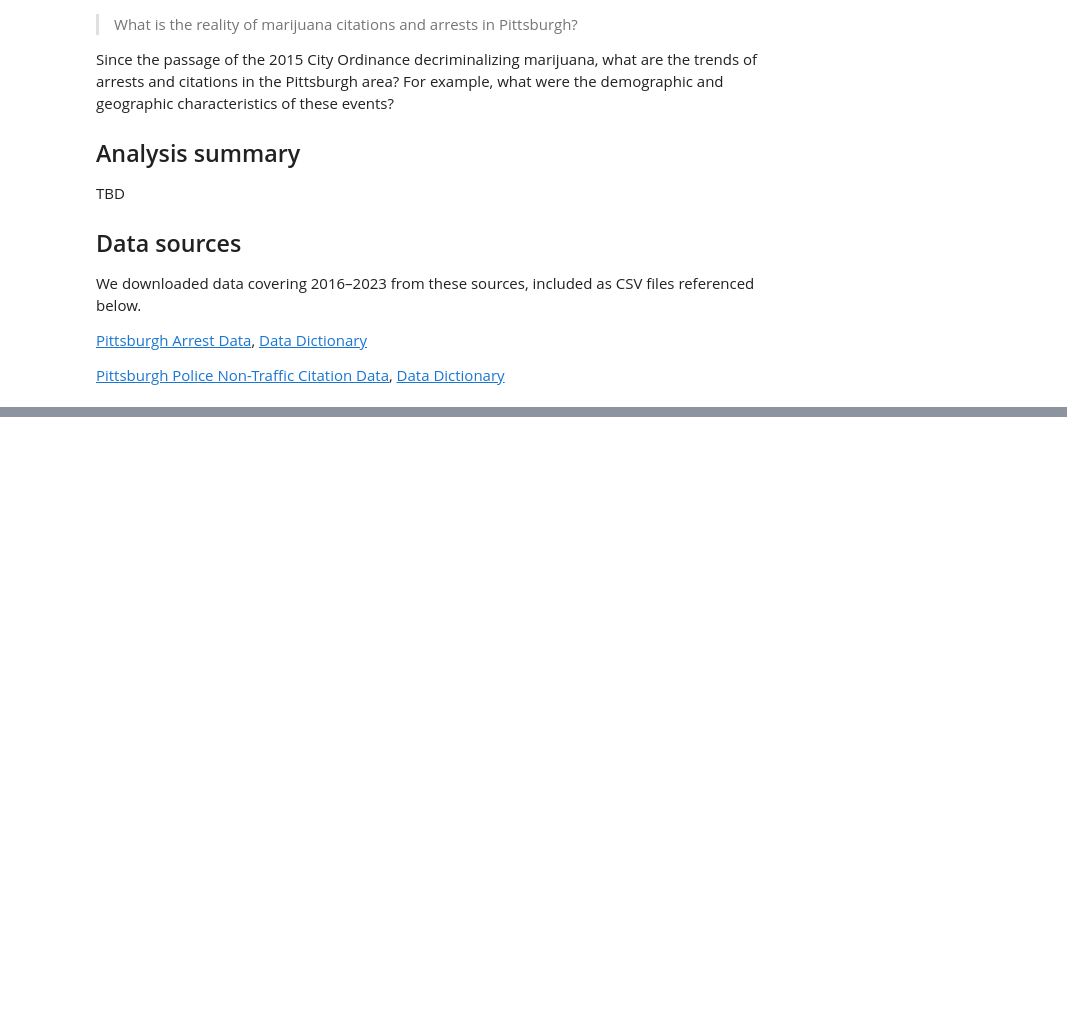
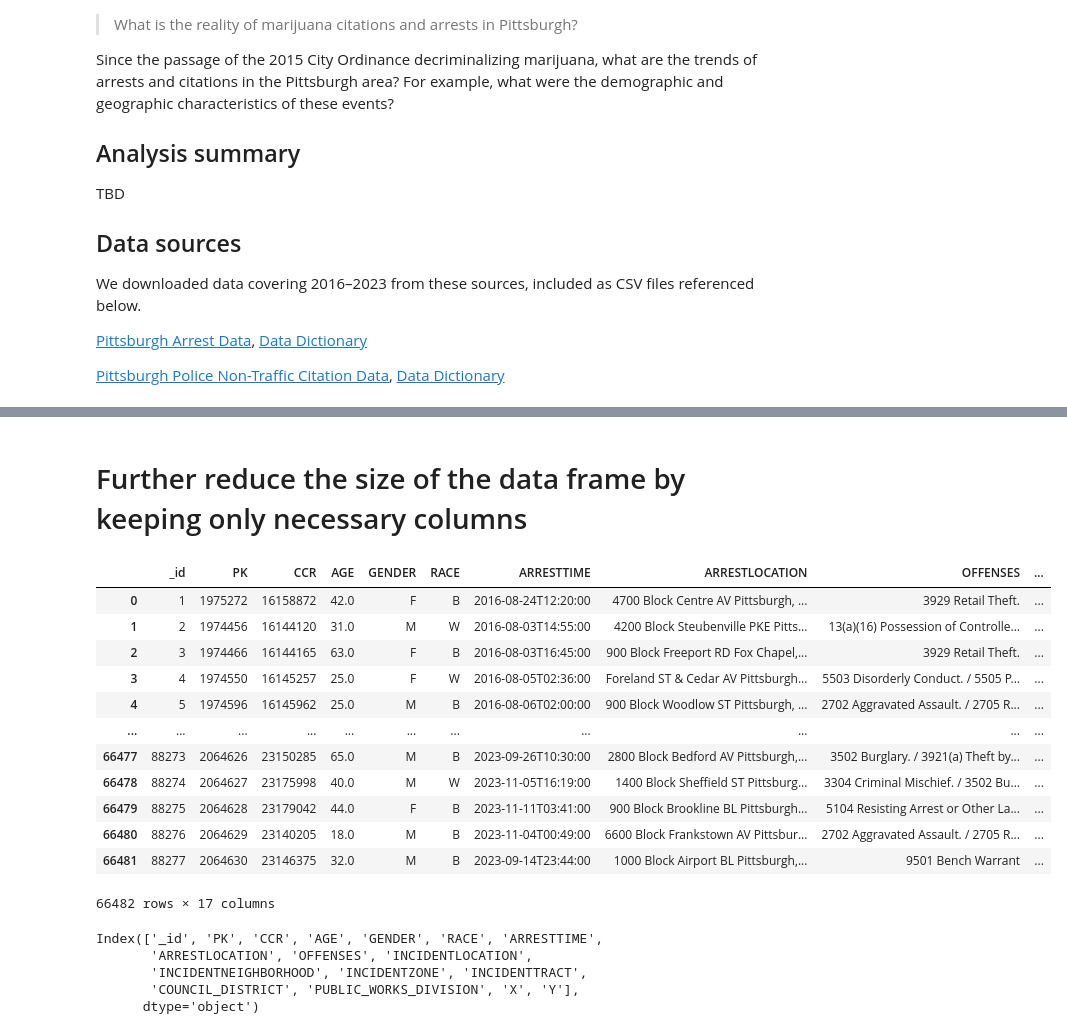
Before and after one commit to Police-Data-Accessibility-Project/caasi-help-desk, a Jupyter notebook: mj-decriminalization/analysis/fall 2024 analysis.ipynb, the cells around one changed output, grey strips where cells are left out. Cells and saved outputs as stored; diff of their text form; code cells hidden in the pictures; blank space fills up the shorter version.

```diff
--- a/mj-decriminalization/analysis/fall 2024 analysis.ipynb
+++ b/mj-decriminalization/analysis/fall 2024 analysis.ipynb
@@ -41,0 +32,26 @@ citations_df = pd.read_csv('citation_data_wprdc.csv', low_memory=False)
+# %% [markdown]
+# Further reduce the size of the data frame by keeping only necessary columns
+# %%
+arrests_df
+# %% [output]
+|  | _id | PK | CCR | AGE | GENDER | RACE | ARRESTTIME | ARRESTLOCATION | OFFENSES | ... |
+| 0 | 1 | 1975272 | 16158872 | 42.0 | F | B | 2016-08-24T12:20:00 | 4700 Block Centre AV Pittsburgh, ... | 3929 Retail Theft. | ... |
+| 1 | 2 | 1974456 | 16144120 | 31.0 | M | W | 2016-08-03T14:55:00 | 4200 Block Steubenville PKE Pitts... | 13(a)(16) Possession of Controlle... | ... |
+| 2 | 3 | 1974466 | 16144165 | 63.0 | F | B | 2016-08-03T16:45:00 | 900 Block Freeport RD Fox Chapel,... | 3929 Retail Theft. | ... |
+| 3 | 4 | 1974550 | 16145257 | 25.0 | F | W | 2016-08-05T02:36:00 | Foreland ST & Cedar AV Pittsburgh... | 5503 Disorderly Conduct. / 5505 P... | ... |
+| 4 | 5 | 1974596 | 16145962 | 25.0 | M | B | 2016-08-06T02:00:00 | 900 Block Woodlow ST Pittsburgh, ... | 2702 Aggravated Assault. / 2705 R... | ... |
+| ... | ... | ... | ... | ... | ... | ... | ... | ... | ... | ... |
+| 66477 | 88273 | 2064626 | 23150285 | 65.0 | M | B | 2023-09-26T10:30:00 | 2800 Block Bedford AV Pittsburgh,... | 3502 Burglary. / 3921(a) Theft by... | ... |
+| 66478 | 88274 | 2064627 | 23175998 | 40.0 | M | W | 2023-11-05T16:19:00 | 1400 Block Sheffield ST Pittsburg... | 3304 Criminal Mischief. / 3502 Bu... | ... |
+| 66479 | 88275 | 2064628 | 23179042 | 44.0 | F | B | 2023-11-11T03:41:00 | 900 Block Brookline BL Pittsburgh... | 5104 Resisting Arrest or Other La... | ... |
+| 66480 | 88276 | 2064629 | 23140205 | 18.0 | M | B | 2023-11-04T00:49:00 | 6600 Block Frankstown AV Pittsbur... | 2702 Aggravated Assault. / 2705 R... | ... |
+| 66481 | 88277 | 2064630 | 23146375 | 32.0 | M | B | 2023-09-14T23:44:00 | 1000 Block Airport BL Pittsburgh,... | 9501 Bench Warrant | ... |
+66482 rows × 17 columns
+# %%
+arrests_df.columns
+# %% [output]
+Index(['_id', 'PK', 'CCR', 'AGE', 'GENDER', 'RACE', 'ARRESTTIME',
+       'ARRESTLOCATION', 'OFFENSES', 'INCIDENTLOCATION',
+       'INCIDENTNEIGHBORHOOD', 'INCIDENTZONE', 'INCIDENTTRACT',
+       'COUNCIL_DISTRICT', 'PUBLIC_WORKS_DIVISION', 'X', 'Y'],
+      dtype='object')
```
Also changed, not shown: parts of 23 cells of this notebook.
